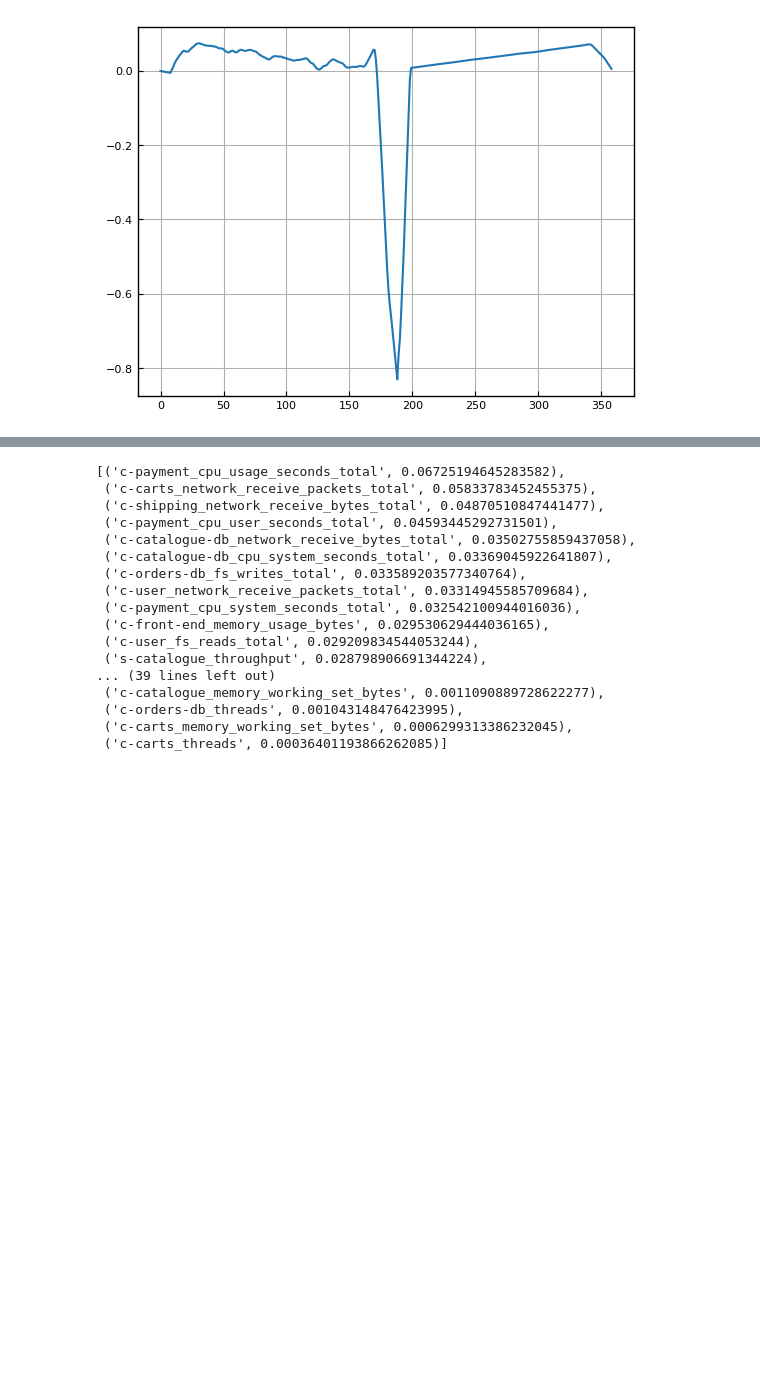
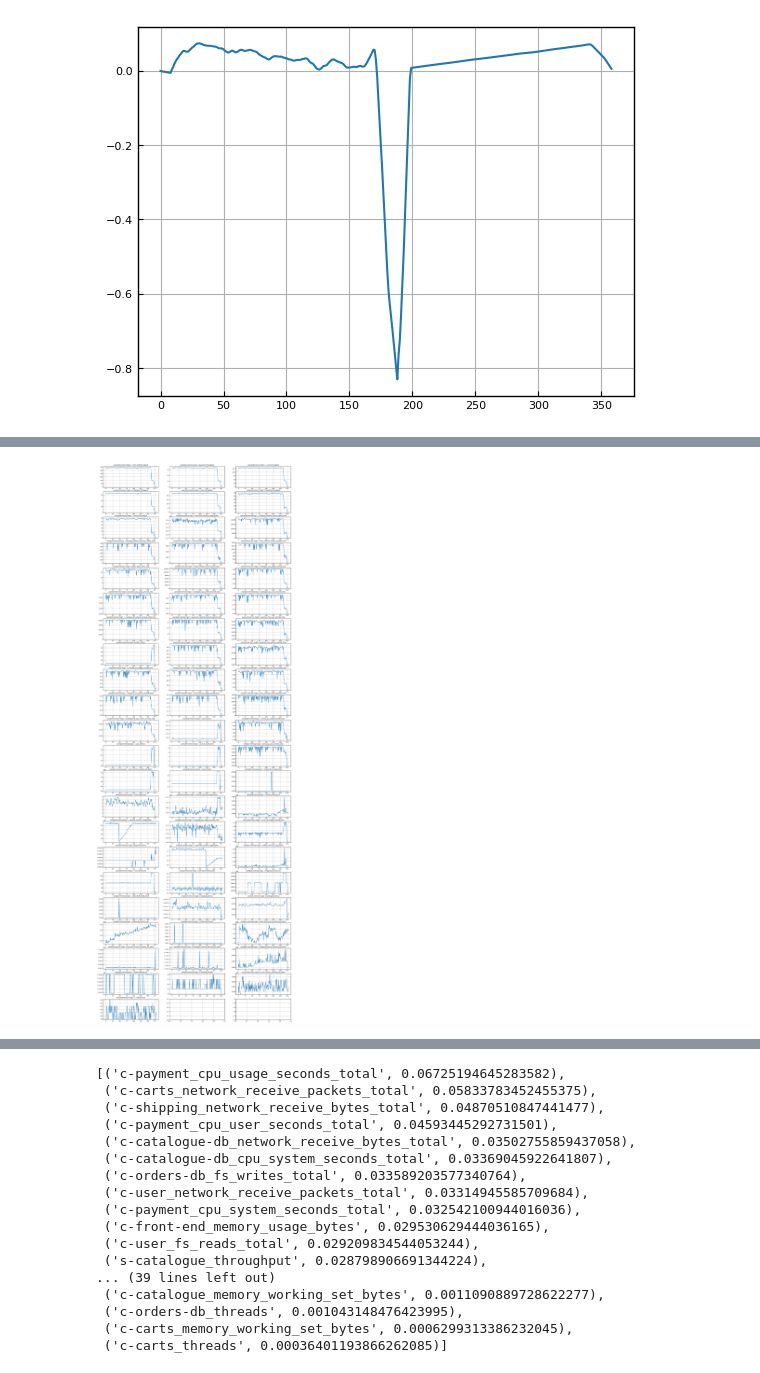
Before and after one commit to XuRepository/meltria-analyzer, a Jupyter notebook: notebooks/playground_of_causality_package.ipynb, the cells around one changed output, grey strips where cells are left out. Drawn from its saved outputs; the diff is of its cells as text; code cells hidden in the pictures; blank space fills up the shorter version.

```diff
--- a/notebooks/playground_of_causality_package.ipynb
+++ b/notebooks/playground_of_causality_package.ipynb
@@ -99,6 +101,9 @@ def xcorr(a: np.ndarray, b: np.ndarray) -> np.ndarray:
     xc_ab /= np.linalg.norm(a_dev, ord=2) * np.linalg.norm(b_dev, ord=2)
     return xc_ab
 
+def xcorr_max(a: np.ndarray, b: np.ndarray) -> np.ndarray:
+    return np.max(np.abs(xcorr(a, b)))
+
 out = xcorr(record.data_df["s-front-end_throughput"].to_numpy(), record.data_df["c-user_memory_usage_bytes"].to_numpy())
 print(np.argmax(np.abs(out)), np.max(np.abs(out)))
 plt.plot(out)
@@ -112,0 +114,16 @@ np.dot(record.data_df["s-front-end_latency"].to_numpy(), record.data_df["c-user_
+# %%
+from diagnoser import diag
+
+G, ranks = diag.build_and_walk_causal_graph(
+    dataset,
+    sockshop_pk,
+    root_metric_type="latency",
+    enable_prior_knowledge=False,
+    use_call_graph=False,
+    use_complete_graph=True,
+    pc_library="pcalg",
+    pc_citest_alpha=0.50,
+    disable_orientation=False,
+    walk_method="monitorrank",
+    corr_method="xcorr",
+)
@@ -112,0 +142,12 @@ np.dot(record.data_df["s-front-end_latency"].to_numpy(), record.data_df["c-user_
+# %%
+# check xcorr values
+def xcorr_all(X: np.ndarray, y: np.ndarray) -> np.ndarray:
+    # expected X is 2darray, y is 1darray
+    assert X.ndim == 2, f"X.ndim must be 2, but {X.ndim}"
+    assert y.ndim == 1, f"y.ndim must be 1, but {y.ndim}"
+    return np.apply_along_axis(lambda x: xcorr(x, y), axis=1, arr=X)
+
+metrics = [metric for metric, val in ranks]
+xcorr_vals = dataset.filter(items=metrics).apply(lambda x: xcorr_max(x.to_numpy(), record.data_df["s-front-end_latency"].to_numpy()), axis=0).sort_values(ascending=False)
+with pd.option_context("display.max_rows", None, "display.max_columns", None):
+    display(xcorr_vals)
@@ -112,0 +172,5 @@ np.dot(record.data_df["s-front-end_latency"].to_numpy(), record.data_df["c-user_
+# %%
+from notebooklib import plot
+plot.plot_dataset_dataframe(dataset.filter(items=xcorr_vals.index.to_list()), record)
+# %% [output]
+[figure, added]
```
Also changed, not shown: parts of 9 cells of this notebook, 2 other files.
